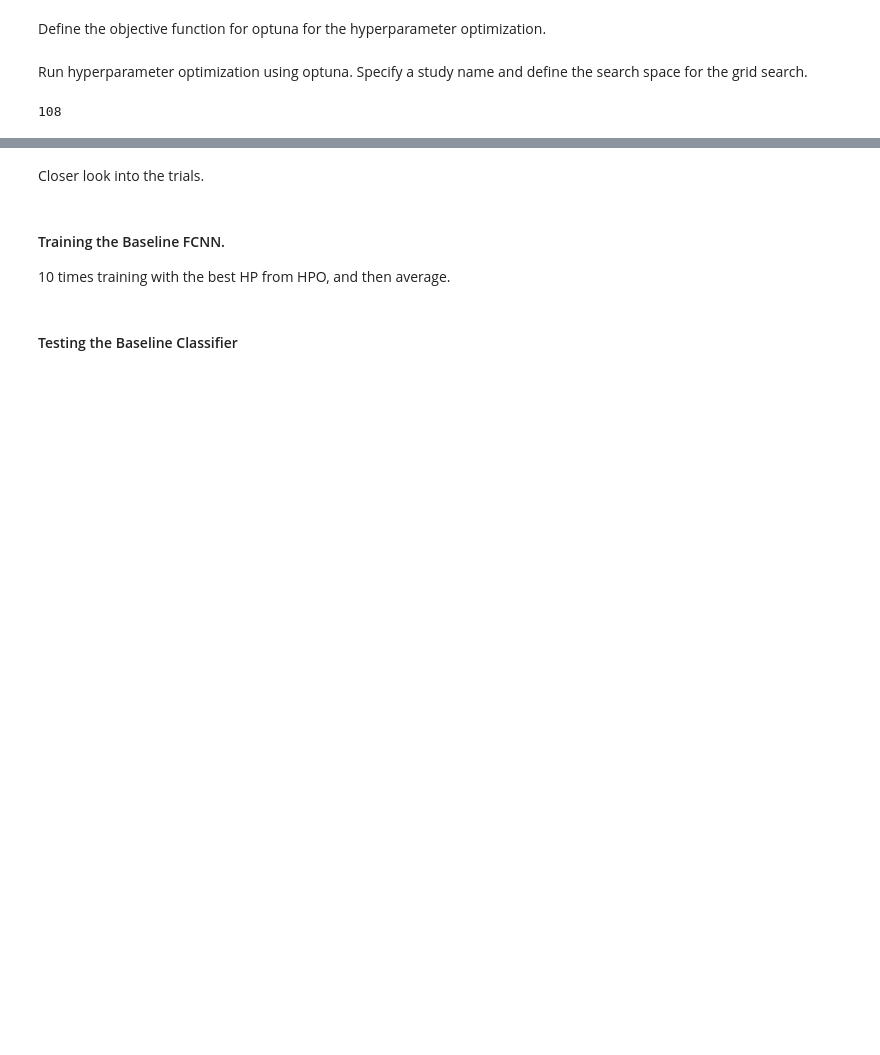
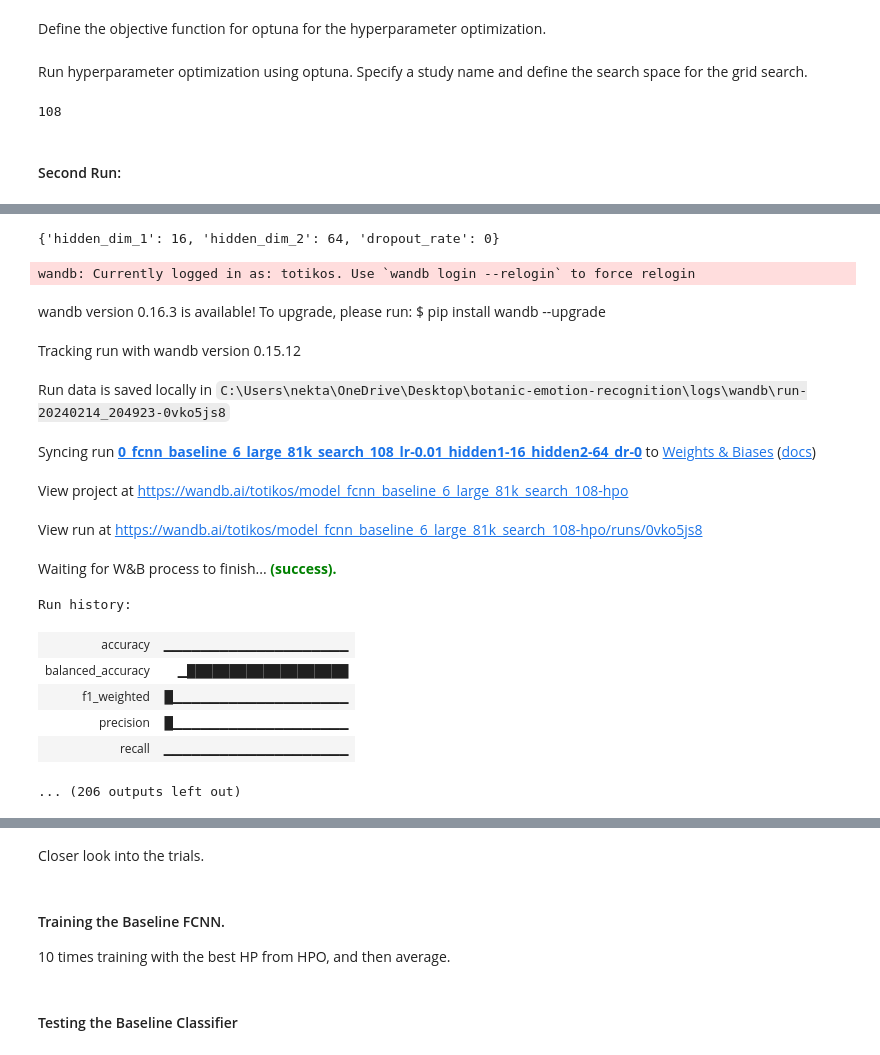
Before and after one commit to ntotikos/botanic-emotion-recognition, a Jupyter notebook: notebooks/src_04_fcnn_classifier_baseline.ipynb, the cells around one changed output, grey strips where cells are left out. Drawn from its saved outputs; the diff is of its cells as text; code cells hidden in the pictures; blank space fills up the shorter version.

```diff
--- a/notebooks/src_04_fcnn_classifier_baseline.ipynb
+++ b/notebooks/src_04_fcnn_classifier_baseline.ipynb
@@ -34,0 +37,3 @@ with open(path_to_pickle_val81k, 'rb') as val_81k_file:
+# %%
+train_81k = train_191k
+len(train_81k)
@@ -240,3 +244,14 @@ for i in search_space:
 num_combi
 # %% [output]
 108
+# %%
+NAME_CORE = f"fcnn_baseline_6_large_81k_search_{num_combi}"
+NUM_EPOCHS = 20
+# %% [markdown]
+#### Second Run:
+# %%
+sampler = optuna.samplers.GridSampler(search_space)
+study = optuna.create_study(sampler=sampler, study_name=NAME_CORE, storage="sqlite:///hpo_" + NAME_CORE + ".db",
+                            direction="maximize", load_if_exists=True)
+study.optimize(objective, n_trials=num_combi)
+# %% [output]
@@ -242,0 +259,16 @@ num_combi
+{'hidden_dim_1': 16, 'hidden_dim_2': 64, 'dropout_rate': 0}
+wandb: Currently logged in as: totikos. Use `wandb login --relogin` to force relogin
+wandb version 0.16.3 is available! To upgrade, please run: $ pip install wandb --upgrade
+Tracking run with wandb version 0.15.12
+Run data is saved locally in C:\Users\nekta\OneDrive\Desktop\botanic-emotion-recognition\logs\wandb\run-20240214_204923-0vko5js8
+Syncing run 0_fcnn_baseline_6_large_81k_search_108_lr-0.01_hidden1-16_hidden2-64_dr-0 to Weights & Biases (docs)
+View project at https://wandb.ai/totikos/model_fcnn_baseline_6_large_81k_search_108-hpo
+View run at https://wandb.ai/totikos/model_fcnn_baseline_6_large_81k_search_108-hpo/runs/0vko5js8
+Waiting for W&B process to finish... (success).
+Run history:
+| accuracy | ▁▁▁▁▁▁▁▁▁▁▁▁▁▁▁▁▁▁▁▁ |
+| balanced_accuracy | ▁███████████████████ |
+| f1_weighted | █▁▁▁▁▁▁▁▁▁▁▁▁▁▁▁▁▁▁▁ |
+| precision | █▁▁▁▁▁▁▁▁▁▁▁▁▁▁▁▁▁▁▁ |
+| recall | ▁▁▁▁▁▁▁▁▁▁▁▁▁▁▁▁▁▁▁▁ |
+... (206 outputs left out)
```
Also changed, not shown: parts of 8 cells of this notebook, 7 other files.
